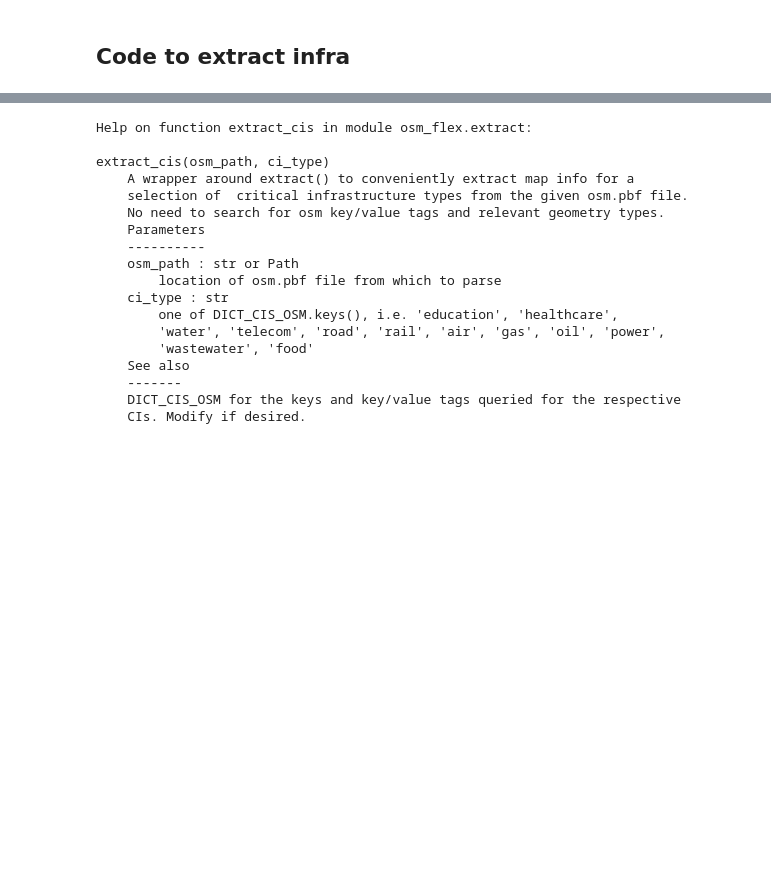
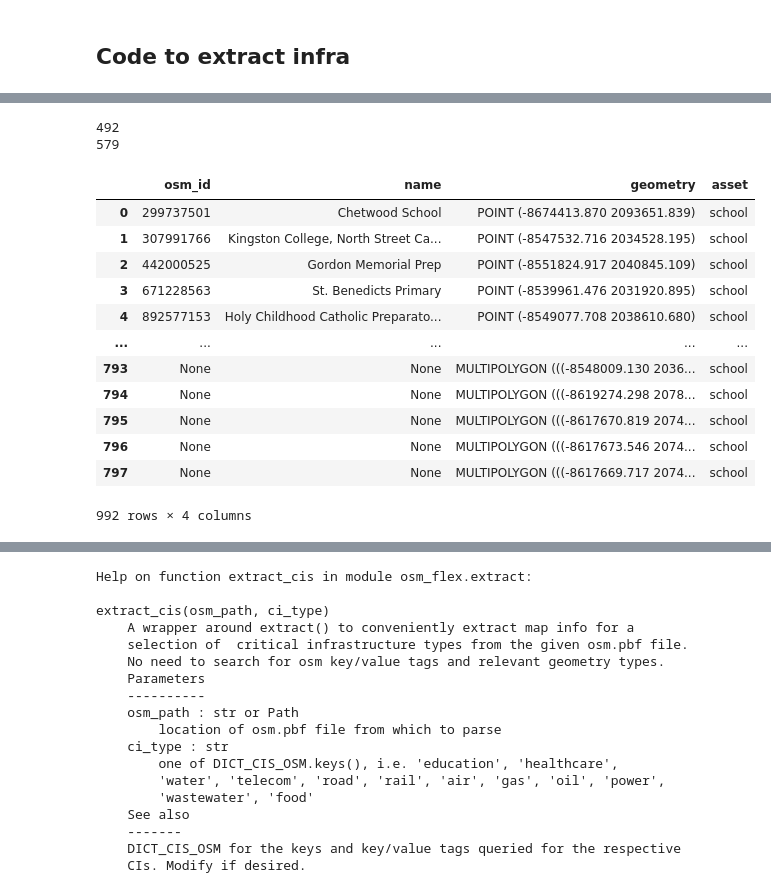
Before and after one commit to snirandjan/gmhcira, a Jupyter notebook: notebooks/risk-workflow.ipynb, the cells around one changed output, grey strips where cells are left out. Drawn from its saved outputs; the diff is of its cells as text; code cells hidden in the pictures; blank space fills up the shorter version.

```diff
--- a/notebooks/risk-workflow.ipynb
+++ b/notebooks/risk-workflow.ipynb
@@ -489,0 +549,6 @@ There are no existing columns with geometry data type. You can add a geometry co
+# %%
+print(sum(assets['amenity'].value_counts()))#unique())
+print(sum(assets['building'].value_counts()))#unique())
+# %% [output]
+492
+579
@@ -489,0 +562,16 @@ There are no existing columns with geometry data type. You can add a geometry co
+# %%
+assets
+# %% [output]
+|  | osm_id | name | geometry | asset |
+| 0 | 299737501 | Chetwood School | POINT (-8674413.870 2093651.839) | school |
+| 1 | 307991766 | Kingston College, North Street Ca... | POINT (-8547532.716 2034528.195) | school |
+| 2 | 442000525 | Gordon Memorial Prep | POINT (-8551824.917 2040845.109) | school |
+| 3 | 671228563 | St. Benedicts Primary | POINT (-8539961.476 2031920.895) | school |
+| 4 | 892577153 | Holy Childhood Catholic Preparato... | POINT (-8549077.708 2038610.680) | school |
+| ... | ... | ... | ... | ... |
+| 793 | None | None | MULTIPOLYGON (((-8548009.130 2036... | school |
+| 794 | None | None | MULTIPOLYGON (((-8619274.298 2078... | school |
+| 795 | None | None | MULTIPOLYGON (((-8617670.819 2074... | school |
+| 796 | None | None | MULTIPOLYGON (((-8617673.546 2074... | school |
+| 797 | None | None | MULTIPOLYGON (((-8617669.717 2074... | school |
+992 rows × 4 columns
```
Also changed, not shown: parts of 16 cells of this notebook, 1 other file.
